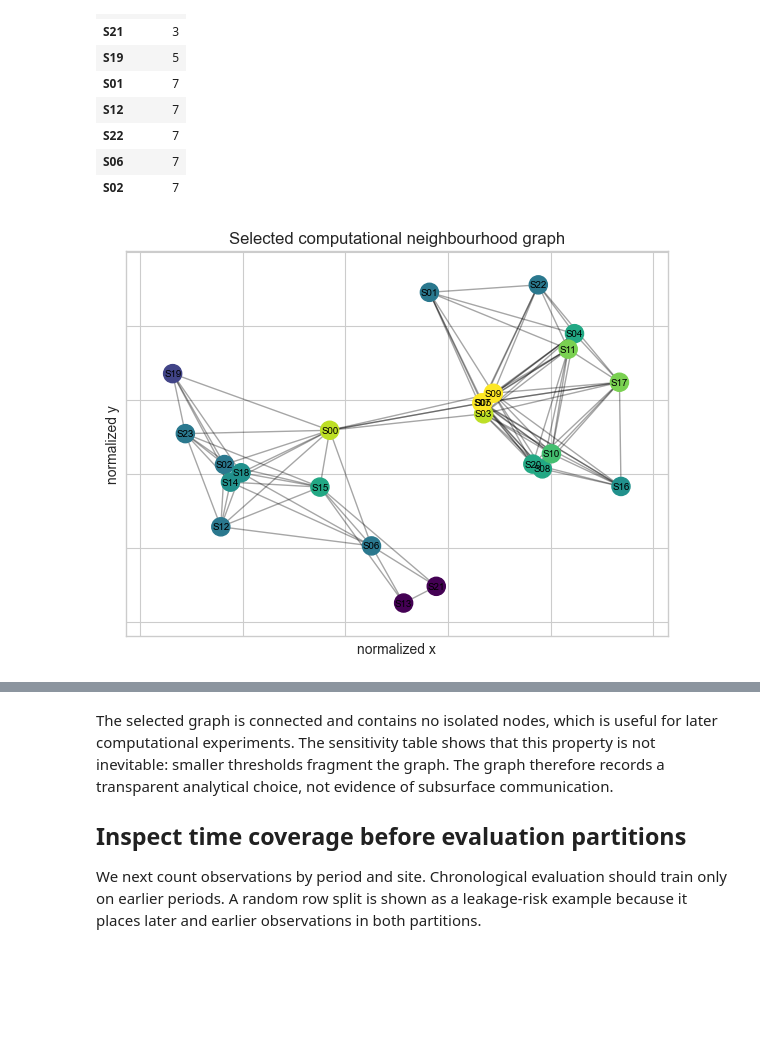
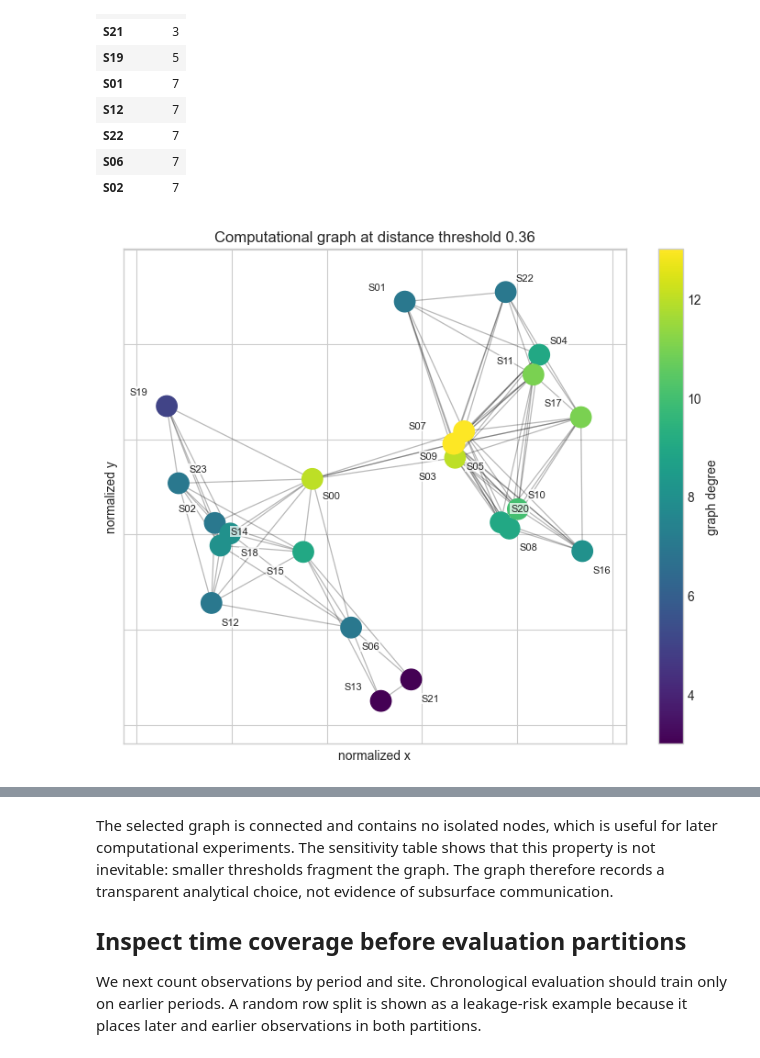
Before and after one commit to DavidoffichW/fpwm-lab, a Jupyter notebook: notebooks/02_spatial_temporal_analysis.ipynb, the cells around one changed output, grey strips where cells are left out. Cells and saved outputs as stored; diff of their text form; code cells hidden in the pictures; blank space fills up the shorter version.

```diff
--- a/notebooks/02_spatial_temporal_analysis.ipynb
+++ b/notebooks/02_spatial_temporal_analysis.ipynb
@@ -206,13 +218,27 @@ assert not list(nx.isolates(graph))
 assert nx.is_connected(graph)
 # %%
 position = {site: tuple(coordinates.loc[site]) for site in coordinates.index}
-fig, ax = plt.subplots(figsize=(7, 5))
-nx.draw_networkx_edges(graph, position, ax=ax, alpha=0.35, width=1)
-nx.draw_networkx_nodes(graph, position, ax=ax, node_color=degree_table["degree"], cmap="viridis", node_size=170)
-nx.draw_networkx_labels(graph, position, ax=ax, font_size=7)
-ax.set(title="Selected computational neighbourhood graph", xlabel="normalized x", ylabel="normalized y")
+node_degrees = [graph.degree(site) for site in coordinates.index]
+fig, ax = plt.subplots(figsize=(9, 7))
+nx.draw_networkx_edges(graph, position, ax=ax, alpha=0.28, width=0.9)
+nodes = nx.draw_networkx_nodes(graph, position, ax=ax, nodelist=coordinates.index, node_color=node_degrees, cmap="viridis", node_size=260)
+label_offsets = {site: (8, 9) for site in coordinates.index}
+label_offsets.update({
+    "S00": (8, -15), "S01": (-29, 9), "S02": (-29, 9), "S03": (-29, -17),
+    "S05": (9, -20), "S06": (8, -17), "S07": (-35, 12), "S08": (8, -17), "S09": (-35, -22),
+    "S11": (-29, 9), "S12": (8, -17), "S13": (-29, 9), "S15": (-29, -17),
+    "S16": (8, -17), "S17": (-29, 9), "S18": (8, -17), "S19": (-29, 9), "S21": (8, -17),
+})
+for site, (x_value, y_value) in position.items():
+    offset = label_offsets[site]
+    ax.annotate(site, (x_value, y_value), xytext=offset, textcoords="offset points", fontsize=8, bbox={"facecolor": "white", "alpha": 0.72, "edgecolor": "none", "pad": 0.7})
+fig.colorbar(nodes, ax=ax, label="graph degree")
+ax.set(title=f"Computational graph at distance threshold {SELECTED_THRESHOLD}", xlabel="normalized x", ylabel="normalized y")
+ax.set_aspect("equal")
+Path("docs/images").mkdir(parents=True, exist_ok=True)
+fig.savefig("docs/images/computational_graph.png", dpi=150, bbox_inches="tight")
 plt.show()
 # %% [output]
-[figure, old version]
+[figure, new version]
 # %%
 adjacency = nx.to_numpy_array(graph, nodelist=coordinates.index)
```
Also changed, not shown: parts of 5 cells of this notebook, 13 other files.
